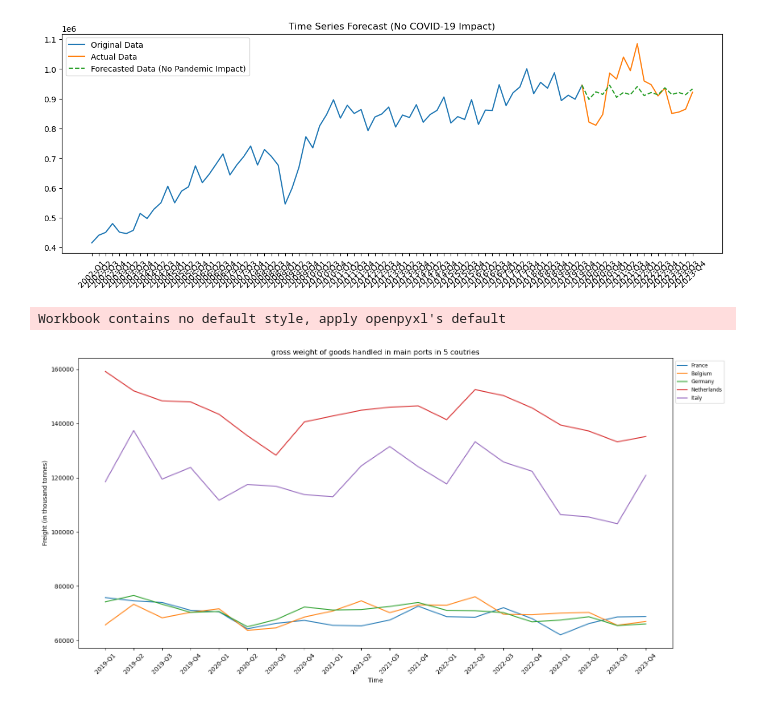
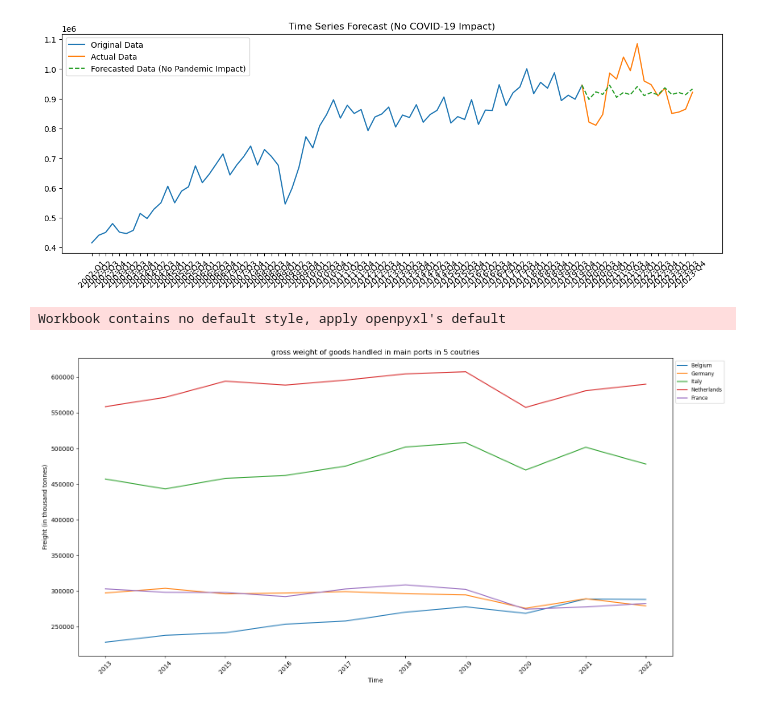
Before and after one commit to YJLinatTILTUD/TIL6022Group8, a Jupyter notebook: forecast.ipynb, the cells around one changed output. Saved outputs shown, nothing was run; the diff lists cells and outputs as text; code cells hidden in the pictures.

```diff
--- a/forecast.ipynb
+++ b/forecast.ipynb
@@ -8,7 +8,7 @@ import numpy as np
 init_notebook_mode(connected=True)
 pio.renderers.default = "plotly_mimetype+notebook"
 # %%
-file_path = r"avia_gooc_page_spreadsheet.xlsx"
+file_path = r"Allcoutries_Air_yearly_all.xlsx"
 df = pd.read_excel(file_path, sheet_name='Sheet 1', skiprows=10, index_col=0)
 df.dropna(how='any', inplace=True)
 
@@ -213,7 +213,7 @@ plt.show()
 # %% [output]
 [figure]
 # %%
-file_path = r"avia_goexcc_page_spreadsheet_2002_quarterly.xlsx"
+file_path = r"OutraEU_Air_quarterly_5coutries.xlsx"
 df_extraeu = pd.read_excel(file_path, sheet_name='Sheet 1', skiprows=9, index_col=0)
 df_extraeu.dropna(how='any', inplace=True)
 
@@ -340,37 +340,37 @@ plt.show()
 # %% [output]
 [figure]
 # %%
-file_path = r"mar_qg_qm_cwh_page_spreadsheet (5 countries).xlsx"
+file_path = r"Ports_yearly_5coutries.xlsx"
 df_ship = pd.read_excel(file_path, sheet_name='Sheet 1', skiprows=7, index_col=0)
 df_ship.dropna(how='any', inplace=True)
 
 pd.set_option('display.max_columns', None)
 pd.set_option('display.width', None)
 
 df_ship.fillna(0, inplace=True)
 x = df_ship.columns
 y_labels = df_ship.index
 
 
 fig, ax = plt.subplots(figsize=(16, 8))
 
 
 for country in y_labels:
     y_values = df_ship.loc[country].values
     ax.plot(x, y_values, label=country)
 
 
 ax.set_title("gross weight of goods handled in main ports in 5 coutries")
 ax.set_xlabel("Time")
 ax.set_ylabel("Freight (in thousand tonnes)")
 
 
 plt.legend(loc='upper left', bbox_to_anchor=(1, 1), fontsize='small')
 plt.xticks(rotation=45)
 plt.tight_layout()
 plt.show()
 # %% [output]
 Workbook contains no default style, apply openpyxl's default
-[figure, old version]
+[figure, new version]
 # %%
 time_series = df_ship.T.loc[:, 'Germany'] # Germany for example
```
Also changed, not shown: parts of 2 cells of this notebook, 1 other file.
